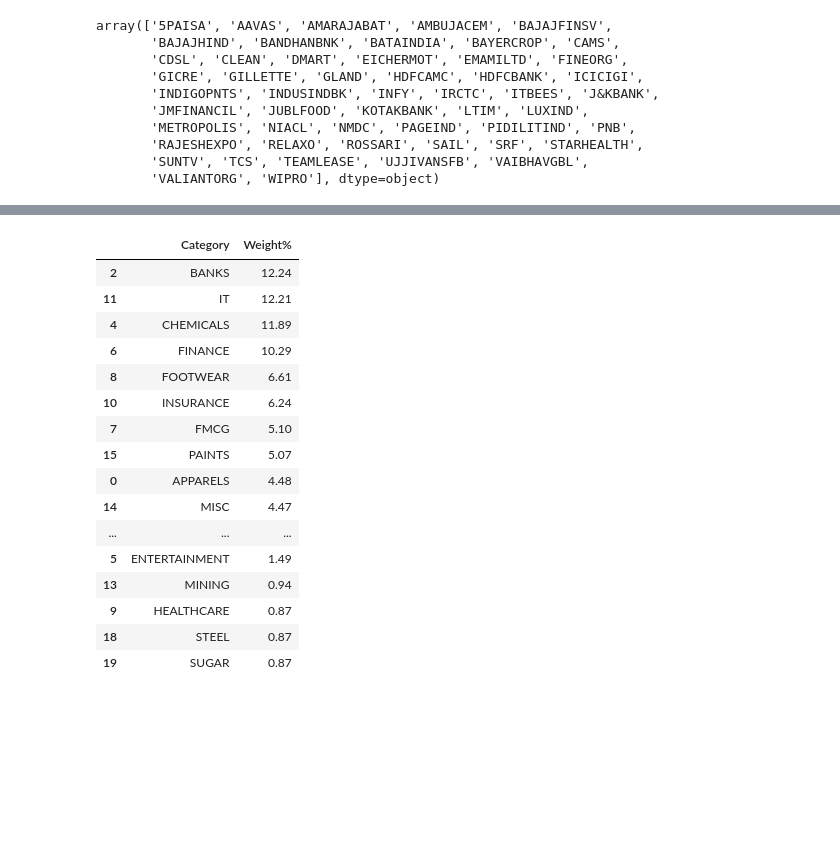
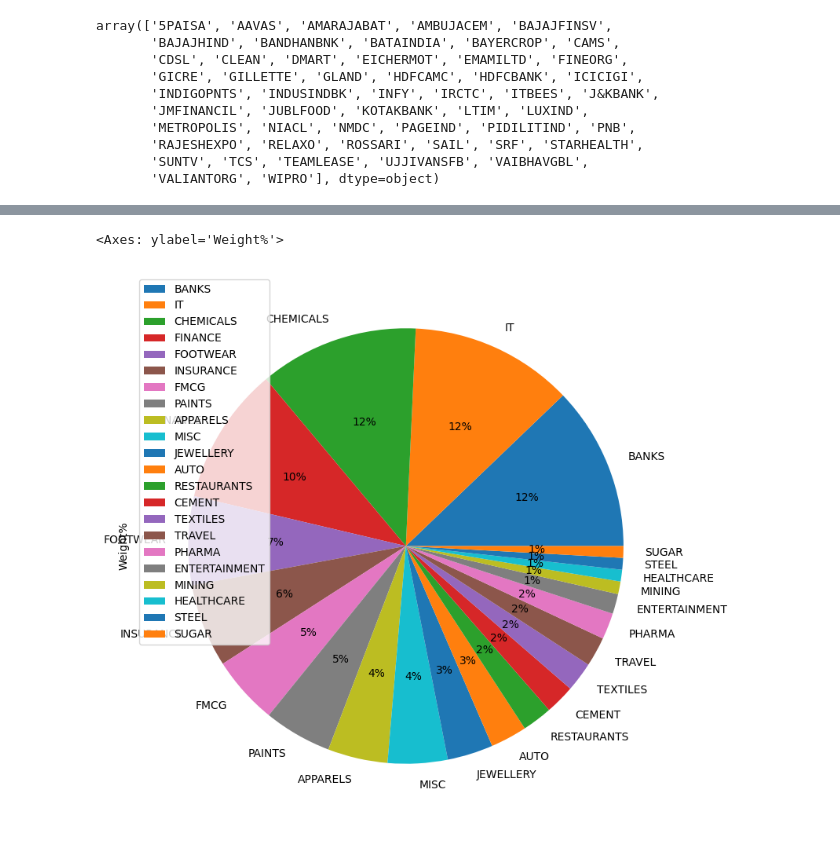
Before and after one commit to ankit-rathi/Data-Science-with-Python, a Jupyter notebook: Tradevesting/myStocks_Portfolio_Analysis.ipynb, the cells around one changed output, grey strips where cells are left out. Cells and saved outputs as stored; diff of their text form; code cells hidden in the pictures; blank space fills up the shorter version.

```diff
--- a/Tradevesting/myStocks_Portfolio_Analysis.ipynb
+++ b/Tradevesting/myStocks_Portfolio_Analysis.ipynb
@@ -364,23 +363,9 @@ df_portfolio_features[(df_portfolio_features['Weightage%'] < 2) & (df_portfolio_
 # %%
-tmp_df = df_portfolio_features.groupby('Category')['Weightage%'].agg(['sum']).reset_index()
+tmp_df = df_portfolio_features.groupby('Category')['Weightage%'].agg(['sum'])
 tmp_df = tmp_df.rename({'sum': 'Weight%'}, axis='columns')
-tmp_df.sort_values(by = 'Weight%', ascending=False)
+tmp_df = tmp_df.sort_values(by = 'Weight%', ascending=False)
+tmp_df.plot.pie(y='Weight%', autopct='%1.0f%%', figsize=(9, 9))
 # %% [output]
-|  | Category | Weight% |
-| 2 | BANKS | 12.24 |
-| 11 | IT | 12.21 |
-| 4 | CHEMICALS | 11.89 |
-| 6 | FINANCE | 10.29 |
-| 8 | FOOTWEAR | 6.61 |
-| 10 | INSURANCE | 6.24 |
-| 7 | FMCG | 5.10 |
-| 15 | PAINTS | 5.07 |
-| 0 | APPARELS | 4.48 |
-| 14 | MISC | 4.47 |
-| ... | ... | ... |
-| 5 | ENTERTAINMENT | 1.49 |
-| 13 | MINING | 0.94 |
-| 9 | HEALTHCARE | 0.87 |
-| 18 | STEEL | 0.87 |
-| 19 | SUGAR | 0.87 |
+<Axes: ylabel='Weight%'>
+[figure, added]
 # %%
```
Also changed, not shown: parts of 13 cells of this notebook.
